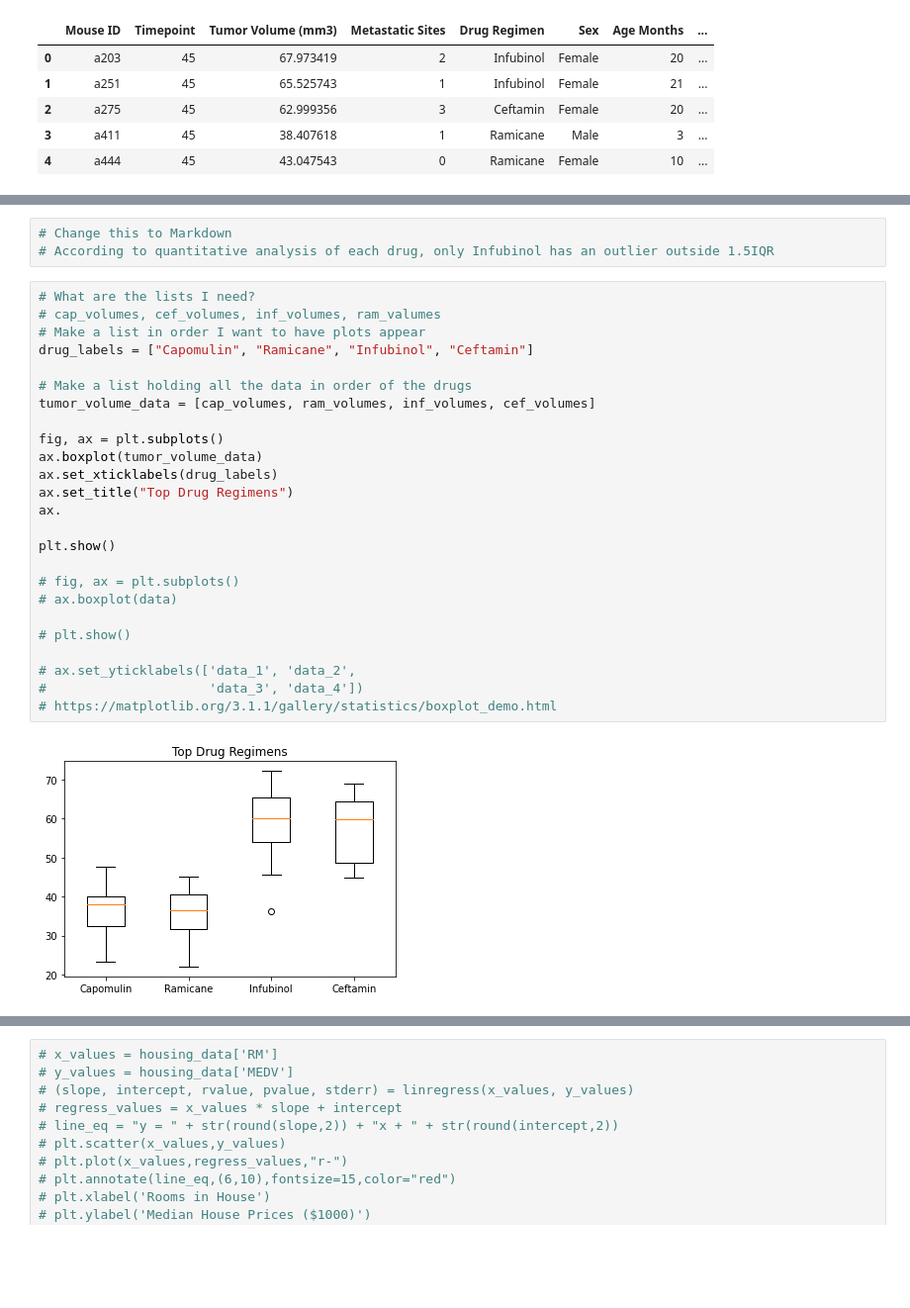
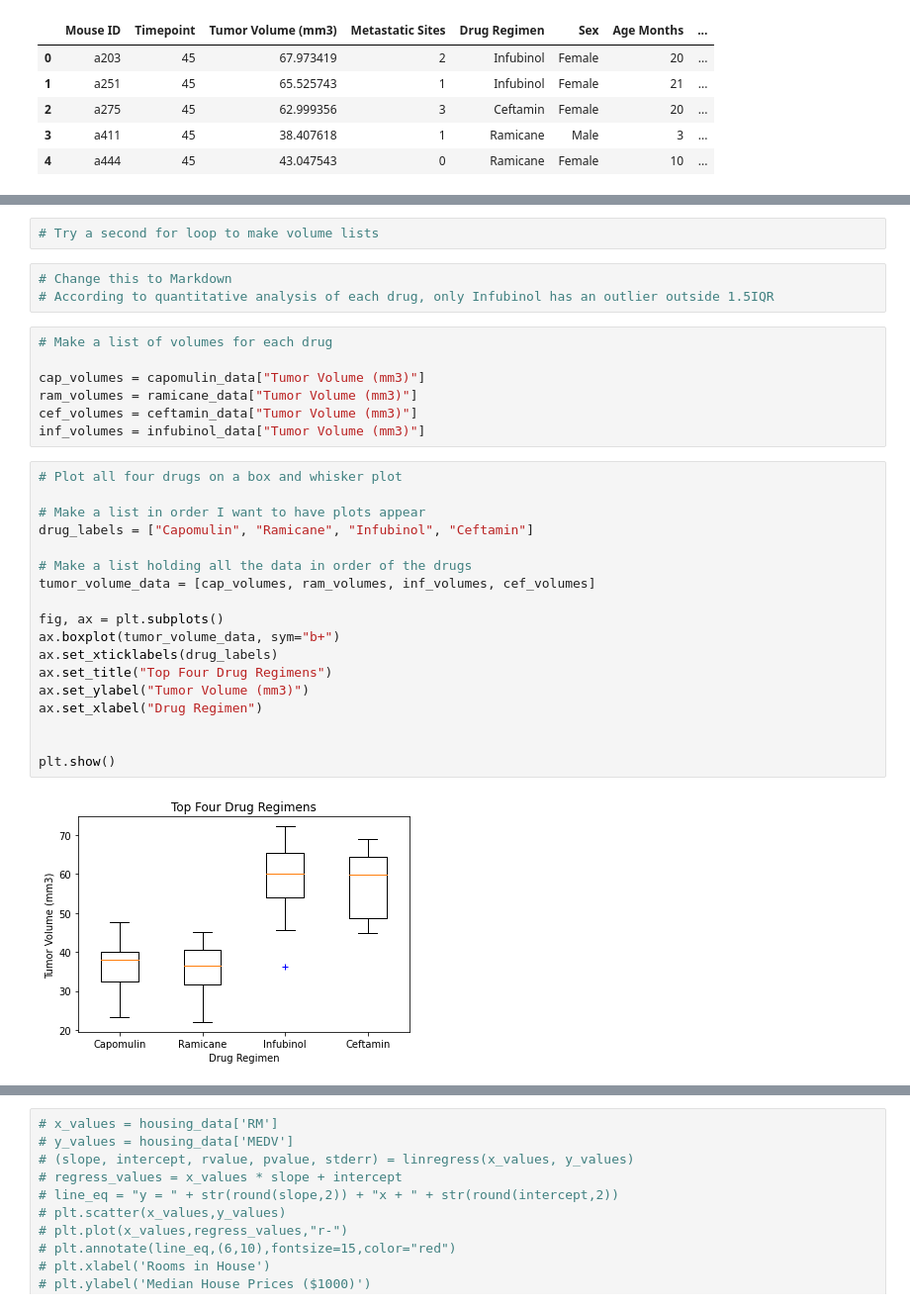
Before and after one commit to mel-c-lowe/MatPlotLib_Homework_05, a Jupyter notebook: Pymaceuticals.ipynb, the cells around one changed output, grey strips where cells are left out. Shown at 99% size. Saved outputs shown, nothing was run; the diff lists cells and outputs as text; blank space fills up the shorter version.

Commit message:
Further clean up of charts, beginning observations in markdown at the top of the notebook

```diff
--- a/Pymaceuticals.ipynb
+++ b/Pymaceuticals.ipynb
@@ -406,33 +281,35 @@ inf_outliers
+# %%
+# Try a second for loop to make volume lists
 # %%
 # Change this to Markdown
 # According to quantitative analysis of each drug, only Infubinol has an outlier outside 1.5IQR
+# %%
+# Make a list of volumes for each drug
+
+cap_volumes = capomulin_data["Tumor Volume (mm3)"]
+ram_volumes = ramicane_data["Tumor Volume (mm3)"]
+cef_volumes = ceftamin_data["Tumor Volume (mm3)"]
+inf_volumes = infubinol_data["Tumor Volume (mm3)"]
 # %%
-# What are the lists I need?
-# cap_volumes, cef_volumes, inf_volumes, ram_valumes
+# Plot all four drugs on a box and whisker plot
+
 # Make a list in order I want to have plots appear
 drug_labels = ["Capomulin", "Ramicane", "Infubinol", "Ceftamin"]
 
 # Make a list holding all the data in order of the drugs
 tumor_volume_data = [cap_volumes, ram_volumes, inf_volumes, cef_volumes]
 
 fig, ax = plt.subplots()
-ax.boxplot(tumor_volume_data)
+ax.boxplot(tumor_volume_data, sym="b+")
 ax.set_xticklabels(drug_labels)
-ax.set_title("Top Drug Regimens")
-ax.
+ax.set_title("Top Four Drug Regimens")
+ax.set_ylabel("Tumor Volume (mm3)")
+ax.set_xlabel("Drug Regimen")
+
 
 plt.show()
-
-# fig, ax = plt.subplots()
-# ax.boxplot(data)
-
-# plt.show()
-
-# ax.set_yticklabels(['data_1', 'data_2',
-#                     'data_3', 'data_4'])
-# https://matplotlib.org/3.1.1/gallery/statistics/boxplot_demo.html
 # %% [output]
-[figure, old version]
+[figure, new version]
 # %%
 # Pick a capomulin treaeted mouse
 cap_mouse_data = cleaned_master.loc[cleaned_master["Drug Regimen"] == "Capomulin"]
```
Also changed, not shown: parts of 26 cells of this notebook.
